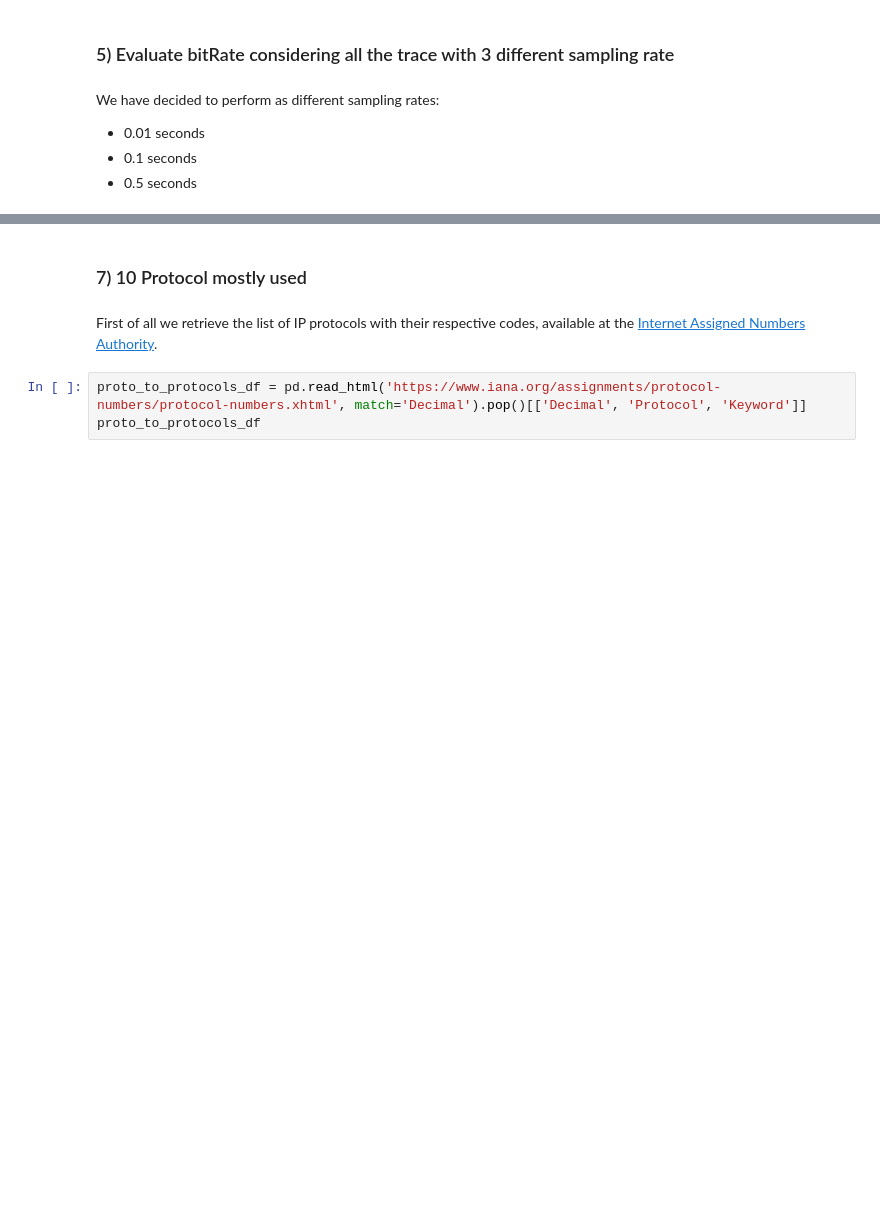
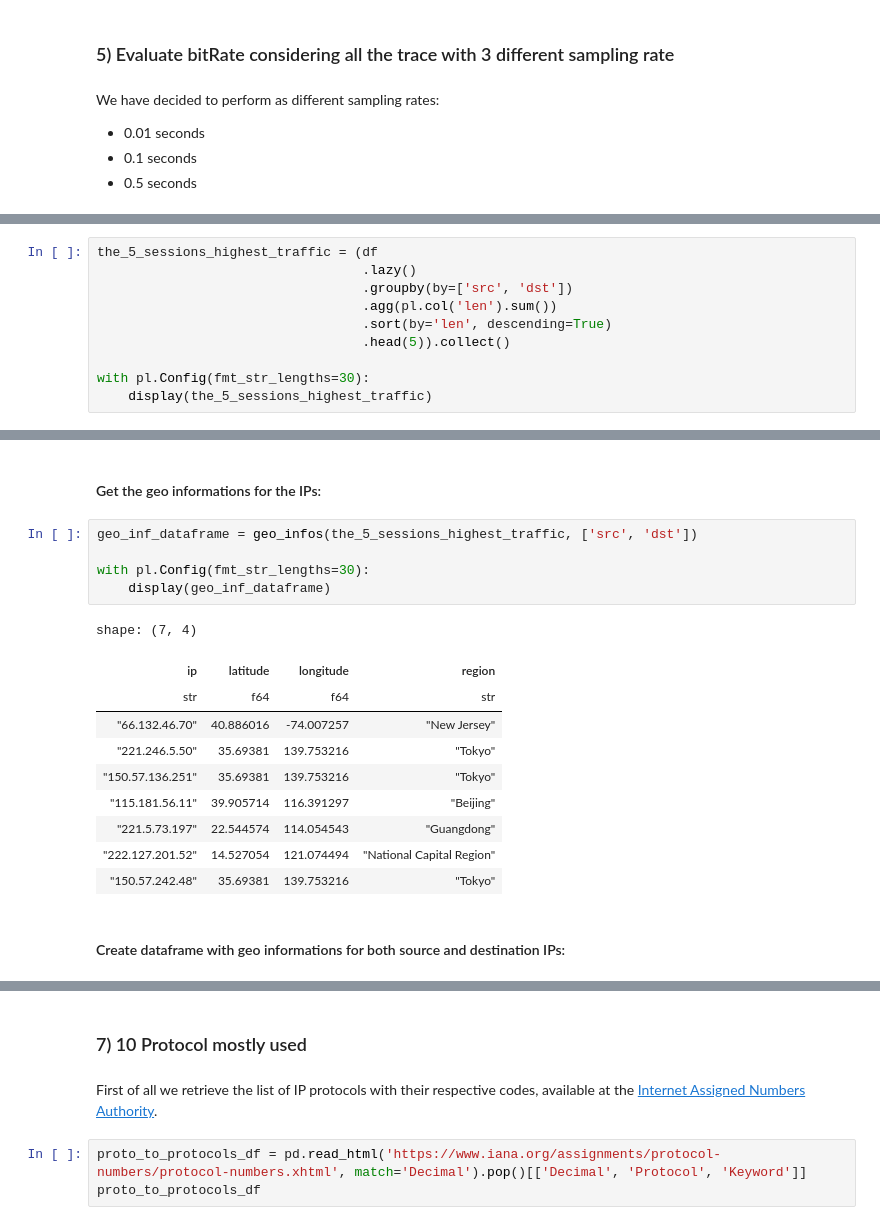
Before and after one commit to JRhin/pcap-analysis, a Jupyter notebook: main_notebook.ipynb, the cells around one changed output, grey strips where cells are left out. Cells and saved outputs as stored; diff of their text form; blank space fills up the shorter version.

```diff
--- a/main_notebook.ipynb
+++ b/main_notebook.ipynb
@@ -446,0 +497,10 @@ plt.show()
+# %%
+the_5_sessions_highest_traffic = (df
+                                  .lazy()
+                                  .groupby(by=['src', 'dst'])
+                                  .agg(pl.col('len').sum())
+                                  .sort(by='len', descending=True)
+                                  .head(5)).collect()
+
+with pl.Config(fmt_str_lengths=30):
+    display(the_5_sessions_highest_traffic)
@@ -446,0 +516,20 @@ plt.show()
+# %% [markdown]
+#### Get the geo informations for the IPs:
+# %%
+geo_inf_dataframe = geo_infos(the_5_sessions_highest_traffic, ['src', 'dst'])
+
+with pl.Config(fmt_str_lengths=30):
+    display(geo_inf_dataframe)
+# %% [output]
+shape: (7, 4)
+| ip | latitude | longitude | region |
+| str | f64 | f64 | str |
+| "66.132.46.70" | 40.886016 | -74.007257 | "New Jersey" |
+| "221.246.5.50" | 35.69381 | 139.753216 | "Tokyo" |
+| "150.57.136.251" | 35.69381 | 139.753216 | "Tokyo" |
+| "115.181.56.11" | 39.905714 | 116.391297 | "Beijing" |
+| "221.5.73.197" | 22.544574 | 114.054543 | "Guangdong" |
+| "222.127.201.52" | 14.527054 | 121.074494 | "National Capital Region" |
+| "150.57.242.48" | 35.69381 | 139.753216 | "Tokyo" |
+# %% [markdown]
+#### Create dataframe with geo informations for both source and destination IPs:
```
Also changed, not shown: parts of 18 cells of this notebook, 2 other files.
